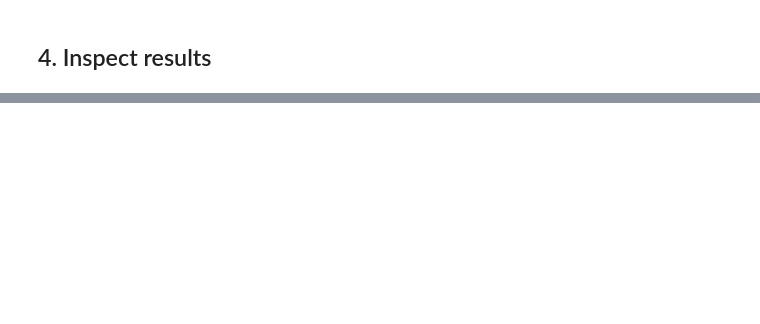
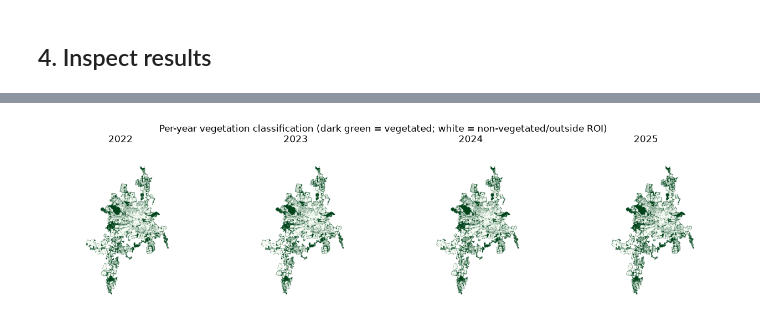
Before and after one commit to SebastianHafner/satdes_urban_green_pipeline, a Jupyter notebook: notebooks/urban_green_demo.ipynb, the cells around one changed output, grey strips where cells are left out. Saved outputs shown, nothing was run; the diff lists cells and outputs as text; code cells hidden in the pictures; blank space fills up the shorter version.

```diff
--- a/notebooks/urban_green_demo.ipynb
+++ b/notebooks/urban_green_demo.ipynb
@@ -73,0 +134,15 @@ else:
+# %%
+n_years = len(config.years)
+fig, axes = plt.subplots(1, n_years, figsize=(3.2 * n_years, 3.4))
+for ax, year in zip(axes, config.years):
+    with rasterio.open(outputs_dir / f"vegetation_{year}.tif") as src:
+        veg = src.read(1).astype(float)
+        veg[veg == src.nodata] = np.nan
+    ax.imshow(veg, cmap="Greens", vmin=0, vmax=1)
+    ax.set_title(str(year))
+    ax.axis("off")
+fig.suptitle("Per-year vegetation classification (dark green = vegetated; white = non-vegetated/outside ROI)")
+fig.tight_layout()
+plt.show()
+# %% [output]
+[figure, added]
```
Also changed, not shown: parts of 17 cells of this notebook, 1 other file.
